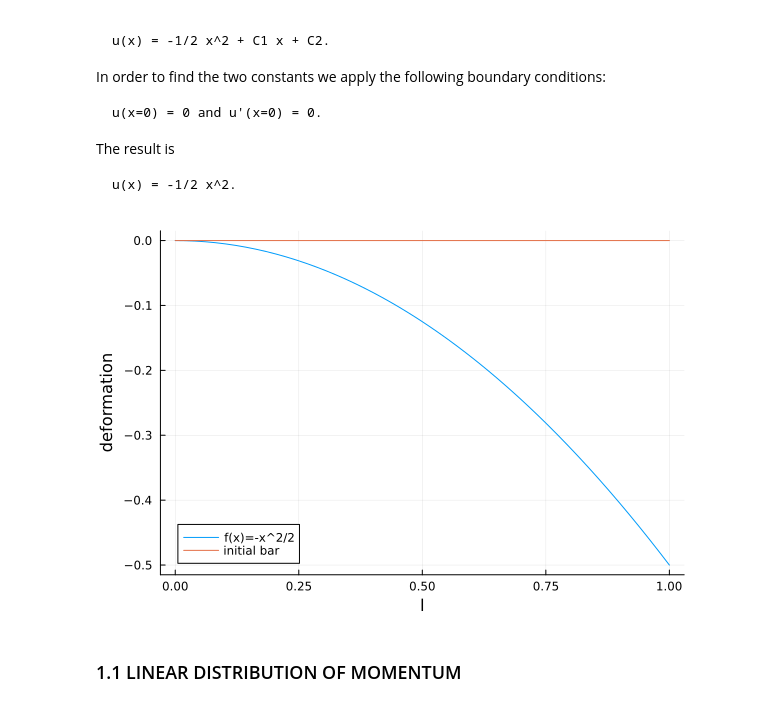
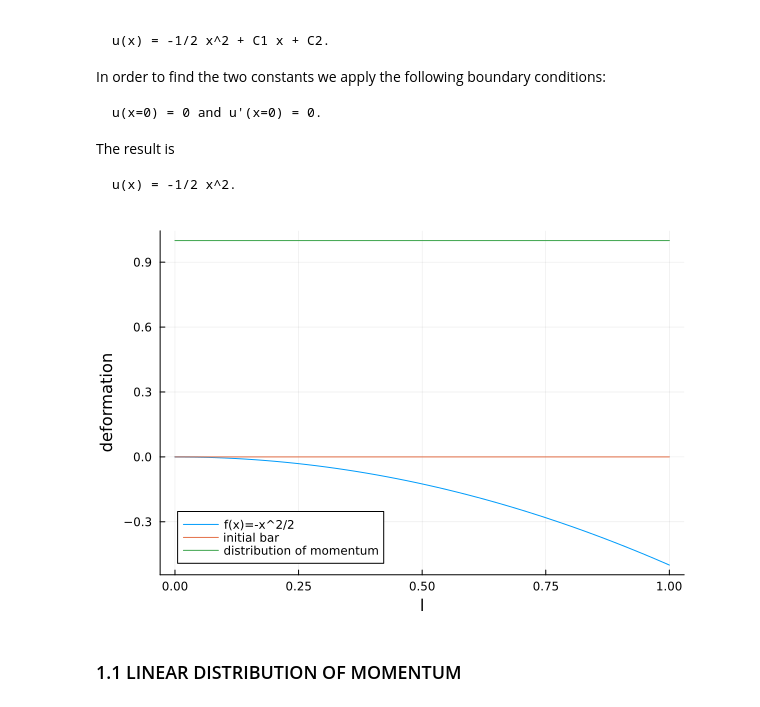
Before and after one commit to Kstreme/ENSAM-TUD01_G1, a Jupyter notebook: DAY 1 group 1.ipynb, the cells around one changed output. Saved outputs shown, nothing was run; the diff lists cells and outputs as text; code cells hidden in the pictures.

```diff
--- a/DAY 1 group 1.ipynb
+++ b/DAY 1 group 1.ipynb
@@ -36,21 +36,23 @@ The result is
 # %%
 using Plots
 
 l=1
-
+M(x)=1
 function f(x)
     -x^2/2
 end
-g(x) = 0*x;
 
 x_values=range(0,l,50)
 
 y_values=f.(x_values)
 
+m_values=M.(x_values)
+
 plot(x_values,y_values,label="f(x)=-x^2/2",xlabel="l",ylabel="deformation")
-plot!(x_values,g(x_values),label="initial bar")
+plot!(x_values,0*x_values,label="initial bar")
+plot!(x_values, m_values, label="distribution of momentum")
 # %% [output]
-[figure, old version]
+[figure, new version]
 # %% [markdown]
 ### 1.1 LINEAR DISTRIBUTION OF MOMENTUM
 # %% [markdown]
```
Also changed, not shown: parts of 8 cells of this notebook, 1 other file.
